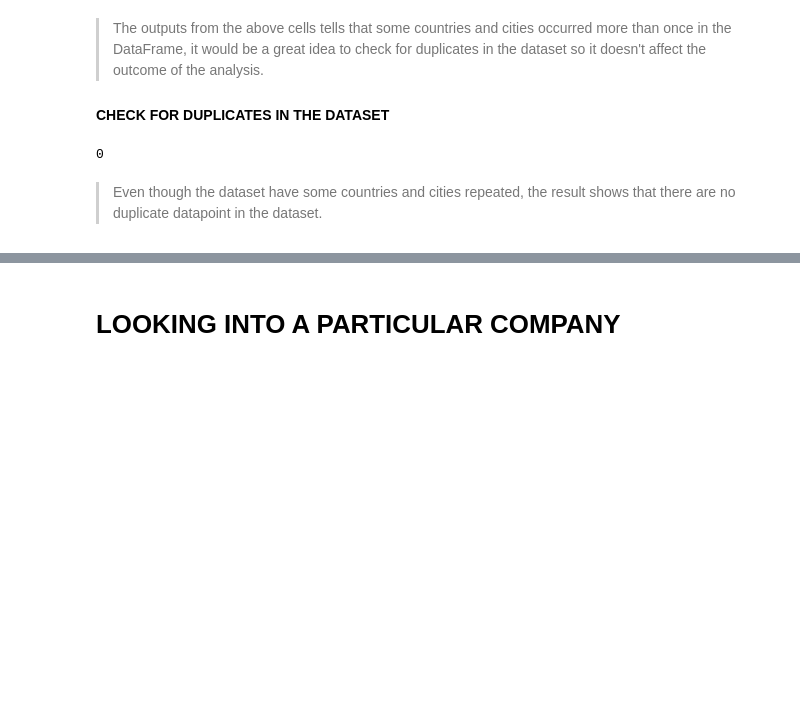
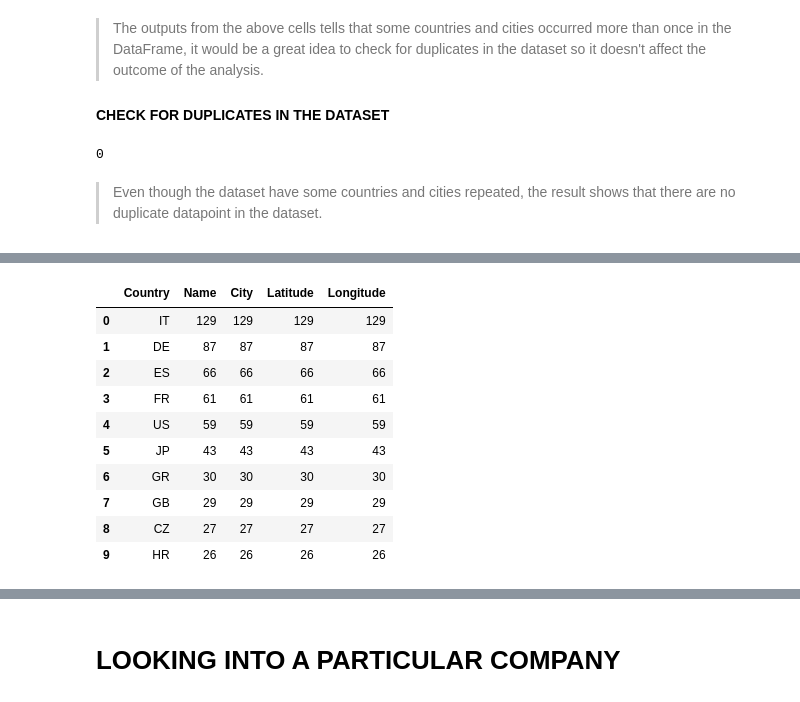
Before and after one commit to AduragbemiOyinlola/CityBike-API, a Jupyter notebook: citybike.ipynb, the cells around one changed output, grey strips where cells are left out. Drawn from its saved outputs; the diff is of its cells as text; code cells hidden in the pictures; blank space fills up the shorter version.

```diff
--- a/citybike.ipynb
+++ b/citybike.ipynb
@@ -146,0 +156,14 @@ bikeData.query('Country == "US"').head(7)
+# %%
+top10countries
+# %% [output]
+|  | Country | Name | City | Latitude | Longitude |
+| 0 | IT | 129 | 129 | 129 | 129 |
+| 1 | DE | 87 | 87 | 87 | 87 |
+| 2 | ES | 66 | 66 | 66 | 66 |
+| 3 | FR | 61 | 61 | 61 | 61 |
+| 4 | US | 59 | 59 | 59 | 59 |
+| 5 | JP | 43 | 43 | 43 | 43 |
+| 6 | GR | 30 | 30 | 30 | 30 |
+| 7 | GB | 29 | 29 | 29 | 29 |
+| 8 | CZ | 27 | 27 | 27 | 27 |
+| 9 | HR | 26 | 26 | 26 | 26 |
```
Also changed, not shown: parts of 15 cells of this notebook.
